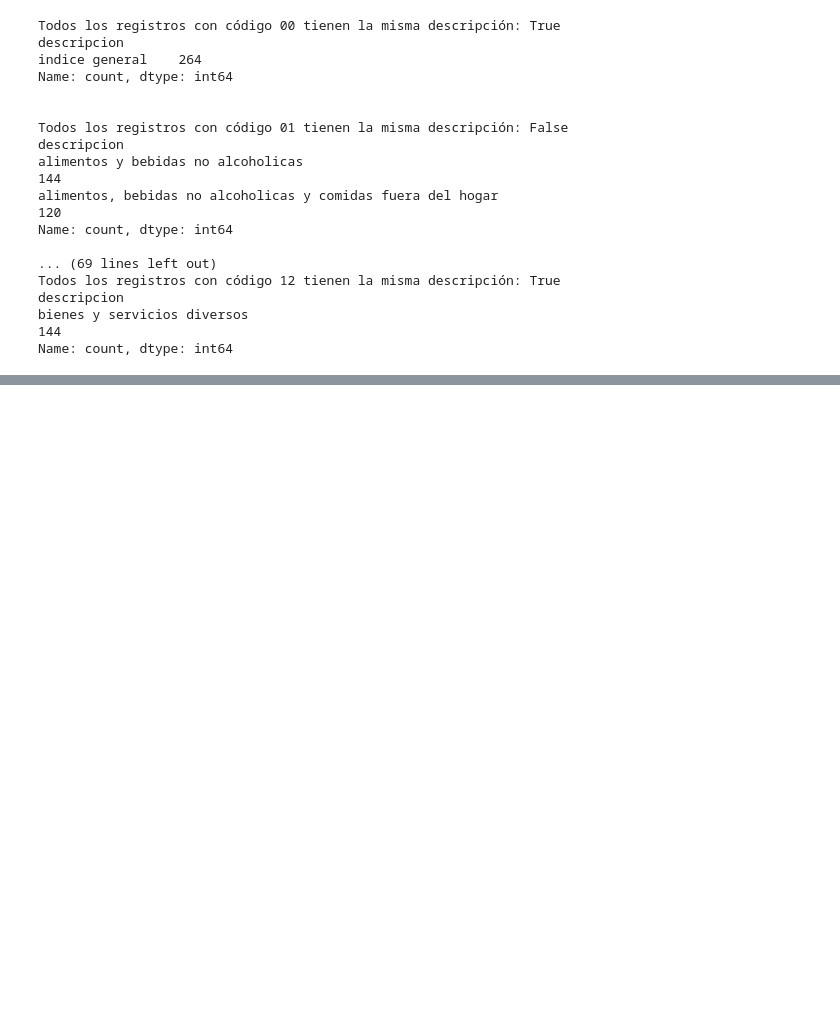
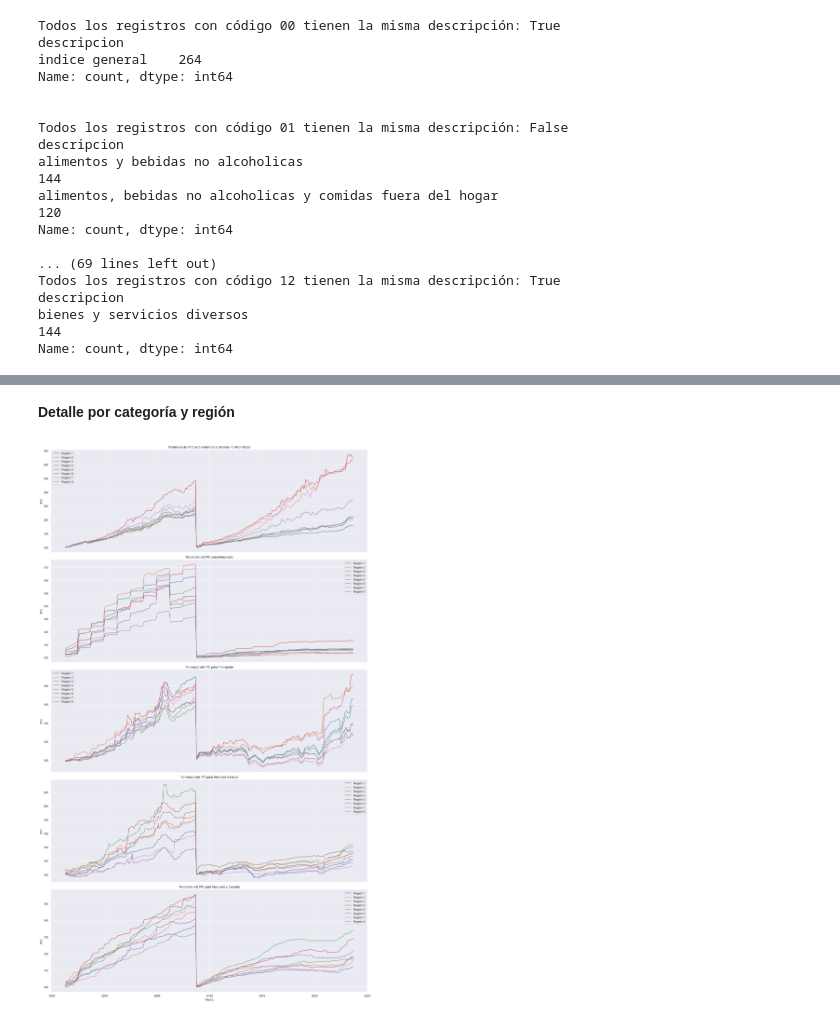
Before and after one commit to LeivaDiego/Proyecto-Mineria, a Jupyter notebook: IPC_EDA.ipynb, the cells around one changed output, grey strips where cells are left out. Saved outputs shown, nothing was run; the diff lists cells and outputs as text; code cells hidden in the pictures; blank space fills up the shorter version.

```diff
--- a/IPC_EDA.ipynb
+++ b/IPC_EDA.ipynb
@@ -393,0 +471,27 @@ Name: count, Length: 494, dtype: int64
+# %% [markdown]
+**Detalle por categoría y región**
+# %%
+# Configuración del estilo de los gráficos
+sns.set_theme(style="darkgrid")
+
+# Define el número de filas necesarias para los subplots basado en el número de categorías
+num_categorias = len(categorias)
+fig, axes = plt.subplots(num_categorias, 1, figsize=(18, 6 * num_categorias), sharex=True)
+
+# Asegúrate de que axes siempre sea una lista para poder iterar, incluso si solo hay una categoría
+if num_categorias == 1:
+    axes = [axes]
+
+# Itera sobre cada categoría y crea un gráfico de líneas para cada región en su subplot correspondiente
+for ax, (df_categoria, nombre_categoria) in zip(axes, categorias):
+    for i in range(1, 9):
+        sns.lineplot(x='fecha', y=f'region{i}', data=df_categoria, ax=ax, label=f'Región {i}')
+    ax.set_title(f'Tendencia del IPC para {nombre_categoria}')
+    ax.set_xlabel('Fecha')
+    ax.set_ylabel('IPC')
+    ax.legend()
+
+plt.tight_layout()
+plt.show()
+# %% [output]
+[figure, added]
```
Also changed, not shown: parts of 15 cells of this notebook.
